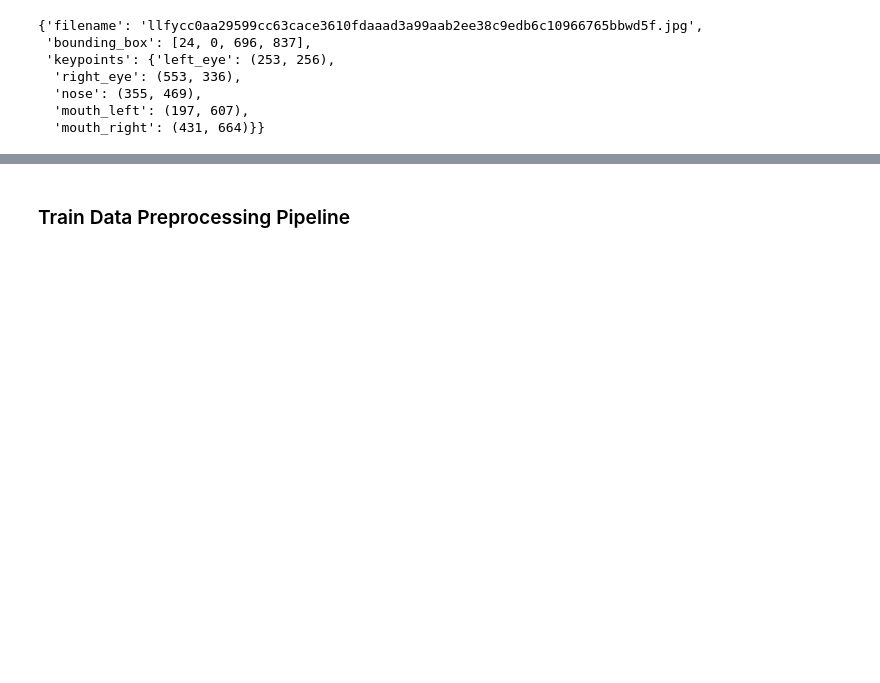
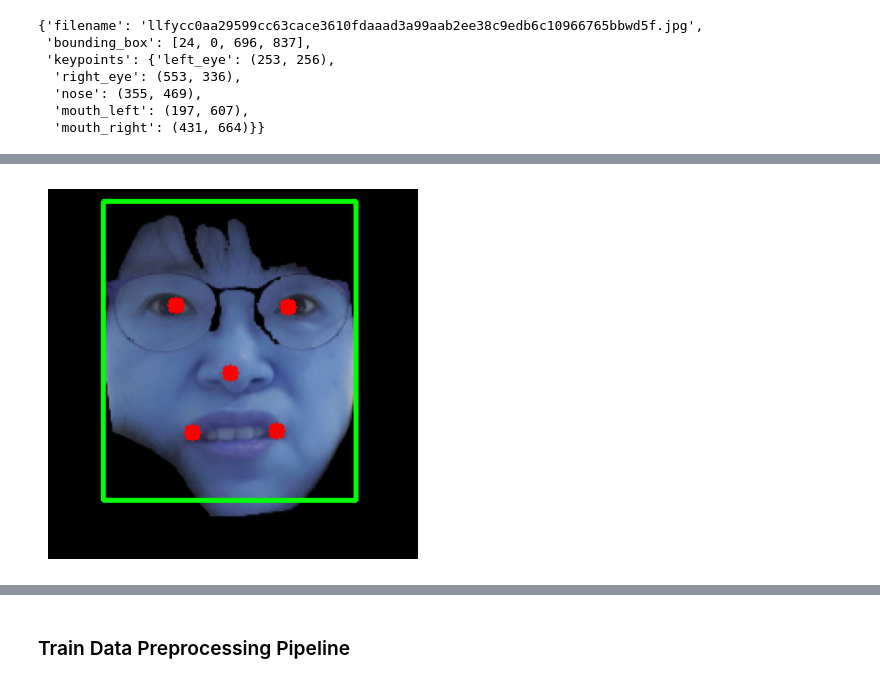
Before and after one commit to zooodung/Face_Image_Emotion_Classification, a Jupyter notebook: FP_PREPROCESSING.ipynb, the cells around one changed output, grey strips where cells are left out. Cells and saved outputs as stored; diff of their text form; code cells hidden in the pictures; blank space fills up the shorter version.

```diff
--- a/FP_PREPROCESSING.ipynb
+++ b/FP_PREPROCESSING.ipynb
@@ -334,0 +421,4 @@ img_info
+# %%
+print_face_info(img_normalized, img_info)
+# %% [output]
+[figure, added]
```
Also changed, not shown: parts of 31 cells of this notebook.
